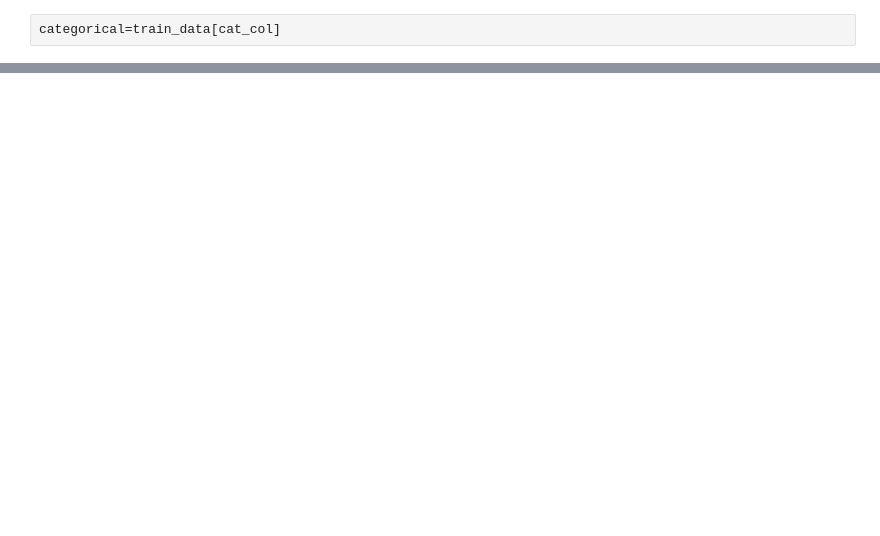
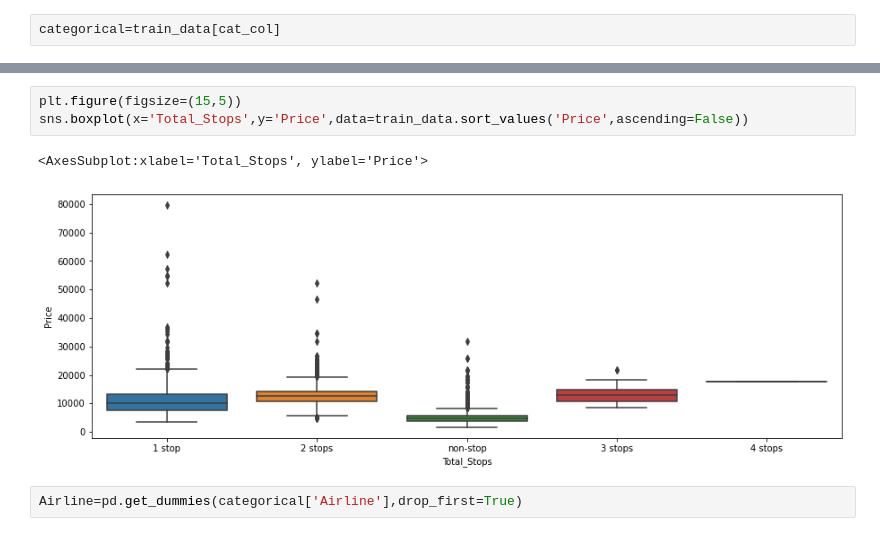
Before and after one commit to Adhoc123/Airline_Tickets_Price_Prediction_ML, a Jupyter notebook: Airline Tickets Price Prediction.ipynb, the cells around one changed output, grey strips where cells are left out. Cells and saved outputs as stored; diff of their text form; blank space fills up the shorter version.

```diff
--- a/Airline Tickets Price Prediction.ipynb
+++ b/Airline Tickets Price Prediction.ipynb
@@ -123,0 +351,8 @@ categorical['Airline'].value_counts()
+# %%
+plt.figure(figsize=(15,5))
+sns.boxplot(x='Total_Stops',y='Price',data=train_data.sort_values('Price',ascending=False))
+# %% [output]
+<AxesSubplot:xlabel='Total_Stops', ylabel='Price'>
+[figure, added]
+# %%
+Airline=pd.get_dummies(categorical['Airline'],drop_first=True)
```
Also changed, not shown: parts of 84 cells of this notebook, 1 other file.
